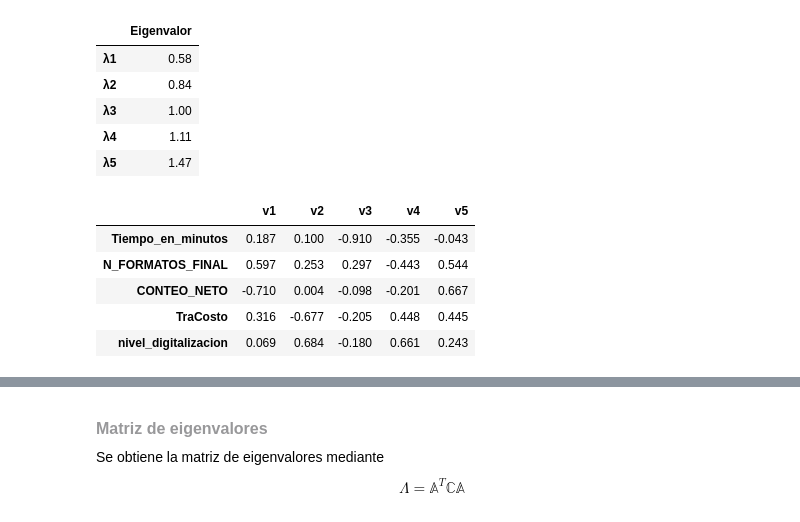
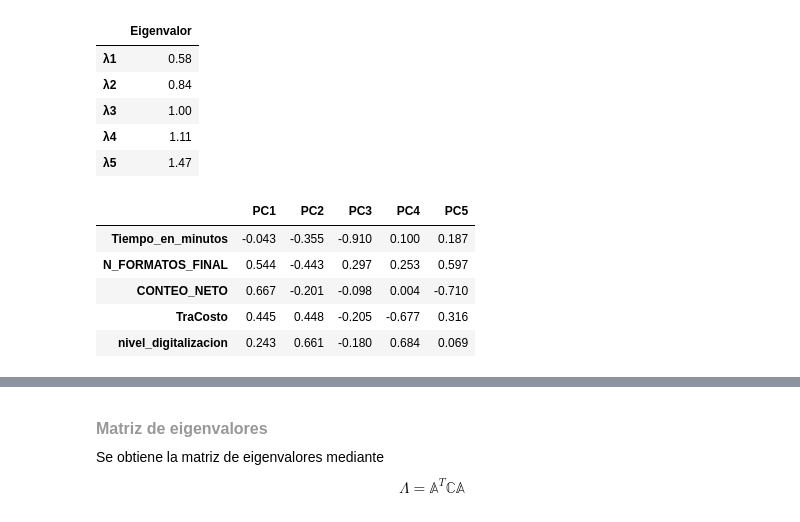
Before and after one commit to gonza98kg/Tramites-y-servicios, a Jupyter notebook: correlation_analisys.ipynb, the cells around one changed output, grey strips where cells are left out. Drawn from its saved outputs; the diff is of its cells as text; code cells hidden in the pictures.

Commit message:
Se realizó el estudio de loadings para los eigenvectores de correlación y covarianza

```diff
--- a/correlation_analisys.ipynb
+++ b/correlation_analisys.ipynb
@@ -98,27 +98,31 @@ pd.DataFrame(
 # %%
 Cols_M2 = [
     'Tiempo_en_minutos',
     'N_FORMATOS_FINAL',
     'CONTEO_NETO',
     'TraCosto',
     'nivel_digitalizacion'
 ]
 
 eigenvalores, eigenvectores = np.linalg.eigh(corr_matrix_A)
 
+# Ordenar de mayor a menor eigenvalor
 idx = np.argsort(eigenvalores)[::-1]
 eigenvalores = eigenvalores[idx]
 A = eigenvectores[:, idx]
 
-pd.DataFrame(
-    eigenvectores,
-    index=Cols_M2,
-    columns=[f"v{i+1}" for i in range(eigenvectores.shape[1])]
+# Mostrar A (eigenvectores ordenados = loadings por PC)
+df_A = pd.DataFrame(
+    A,
+    index   = Cols_M2,
+    columns = [f'PC{i+1}' for i in range(A.shape[1])]
 ).round(3)
+
+df_A
 # %% [output]
-|  | v1 | v2 | v3 | v4 | v5 |
-| Tiempo_en_minutos | 0.187 | 0.100 | -0.910 | -0.355 | -0.043 |
-| N_FORMATOS_FINAL | 0.597 | 0.253 | 0.297 | -0.443 | 0.544 |
-| CONTEO_NETO | -0.710 | 0.004 | -0.098 | -0.201 | 0.667 |
-| TraCosto | 0.316 | -0.677 | -0.205 | 0.448 | 0.445 |
-| nivel_digitalizacion | 0.069 | 0.684 | -0.180 | 0.661 | 0.243 |
+|  | PC1 | PC2 | PC3 | PC4 | PC5 |
+| Tiempo_en_minutos | -0.043 | -0.355 | -0.910 | 0.100 | 0.187 |
+| N_FORMATOS_FINAL | 0.544 | -0.443 | 0.297 | 0.253 | 0.597 |
+| CONTEO_NETO | 0.667 | -0.201 | -0.098 | 0.004 | -0.710 |
+| TraCosto | 0.445 | 0.448 | -0.205 | -0.677 | 0.316 |
+| nivel_digitalizacion | 0.243 | 0.661 | -0.180 | 0.684 | 0.069 |
```
Also changed, not shown: parts of 2 cells of this notebook, 3 other files.
